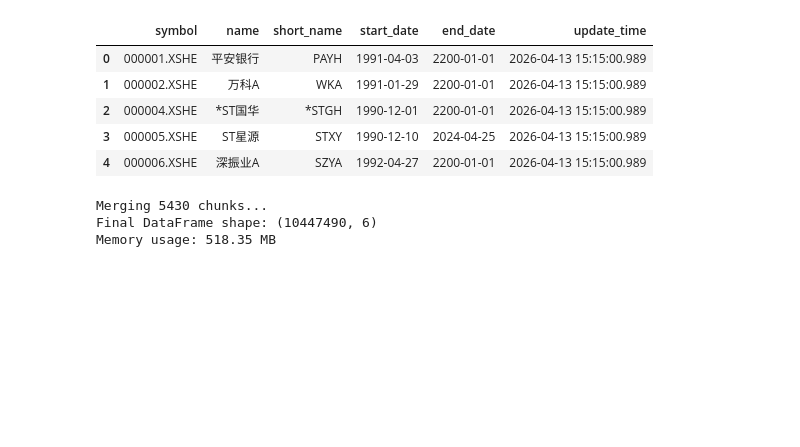
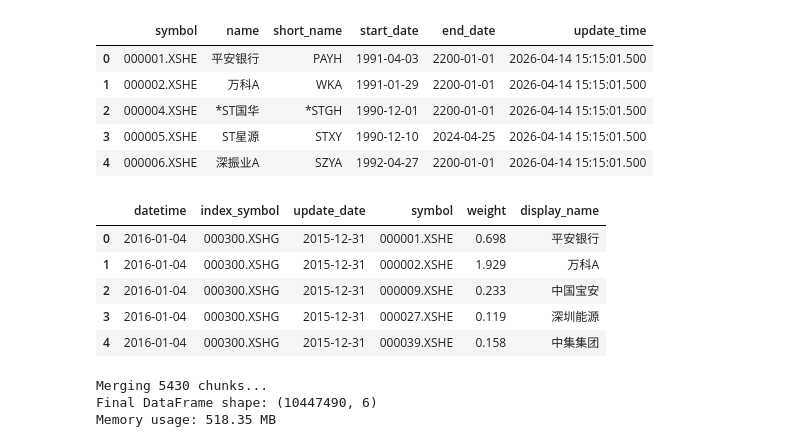
Before and after one commit to linerrrrrrr/Latitude_Alpha_Generator, a Jupyter notebook: testing_03.ipynb, the cells around one changed output. Saved outputs shown, nothing was run; the diff lists cells and outputs as text; code cells hidden in the pictures; blank space fills up the shorter version.

```diff
--- a/testing_03.ipynb
+++ b/testing_03.ipynb
@@ -40,39 +39,46 @@ get_index_constituents_df = (                       # 定义快捷的指数成
 core_index_constituents_dict = {
     index_code: get_index_constituents_df(index_code)
     for index_code in [
         rf"000300.XSHG",  # 沪深300
         rf"000905.XSHG",  # 中证500
         rf"000852.XSHG",  # 中证1000
         rf"000016.XSHG",  # 上证50
         rf"399006.XSHE",  # 创业板
     ]
 }
 
 HS300 = core_index_constituents_dict[rf"000300.XSHG"]  # 沪深300
 ZZ500 = core_index_constituents_dict[rf"000905.XSHG"]  # 中证500
 ZZ1000 = core_index_constituents_dict[rf"000852.XSHG"]  # 中证1000
 SZ50 = core_index_constituents_dict[rf"000016.XSHG"]  # 上证50
 CYB = core_index_constituents_dict[rf"399006.XSHE"]  # 创业板
 # HS300.set_index(['datetime', 'symbol']).index.to_frame(index = False) # 把 index 复制一份作为列以生成表格
 
 
 symbols_df = client.get_symbols_df()  # 股票全集
-symbols_df.head()
+display(symbols_df.head())
+display(HS300.head())
 
 # symbols_df.info()
 # print(symbols_df.head())
 # print(symbols_df.tail())
 #
 # HS300.info()
 # print(HS300.head())
 # print(HS300.tail())
 # %% [output]
 |  | symbol | name | short_name | start_date | end_date | update_time |
-| 0 | 000001.XSHE | 平安银行 | PAYH | 1991-04-03 | 2200-01-01 | 2026-04-13 15:15:00.989 |
-| 1 | 000002.XSHE | 万科A | WKA | 1991-01-29 | 2200-01-01 | 2026-04-13 15:15:00.989 |
-| 2 | 000004.XSHE | *ST国华 | *STGH | 1990-12-01 | 2200-01-01 | 2026-04-13 15:15:00.989 |
-| 3 | 000005.XSHE | ST星源 | STXY | 1990-12-10 | 2024-04-25 | 2026-04-13 15:15:00.989 |
-| 4 | 000006.XSHE | 深振业A | SZYA | 1992-04-27 | 2200-01-01 | 2026-04-13 15:15:00.989 |
+| 0 | 000001.XSHE | 平安银行 | PAYH | 1991-04-03 | 2200-01-01 | 2026-04-14 15:15:01.500 |
+| 1 | 000002.XSHE | 万科A | WKA | 1991-01-29 | 2200-01-01 | 2026-04-14 15:15:01.500 |
+| 2 | 000004.XSHE | *ST国华 | *STGH | 1990-12-01 | 2200-01-01 | 2026-04-14 15:15:01.500 |
+| 3 | 000005.XSHE | ST星源 | STXY | 1990-12-10 | 2024-04-25 | 2026-04-14 15:15:01.500 |
+| 4 | 000006.XSHE | 深振业A | SZYA | 1992-04-27 | 2200-01-01 | 2026-04-14 15:15:01.500 |
+|  | datetime | index_symbol | update_date | symbol | weight | display_name |
+| 0 | 2016-01-04 | 000300.XSHG | 2015-12-31 | 000001.XSHE | 0.698 | 平安银行 |
+| 1 | 2016-01-04 | 000300.XSHG | 2015-12-31 | 000002.XSHE | 1.929 | 万科A |
+| 2 | 2016-01-04 | 000300.XSHG | 2015-12-31 | 000009.XSHE | 0.233 | 中国宝安 |
+| 3 | 2016-01-04 | 000300.XSHG | 2015-12-31 | 000027.XSHE | 0.119 | 深圳能源 |
+| 4 | 2016-01-04 | 000300.XSHG | 2015-12-31 | 000039.XSHE | 0.158 | 中集集团 |
 # %%
 # bars_df = client.get_bars(  # 则获取股票 OHLCV 数据
 #     symbol = rf"000001.XSHE",
```
Also changed, not shown: parts of 6 cells of this notebook, 5 other files.
